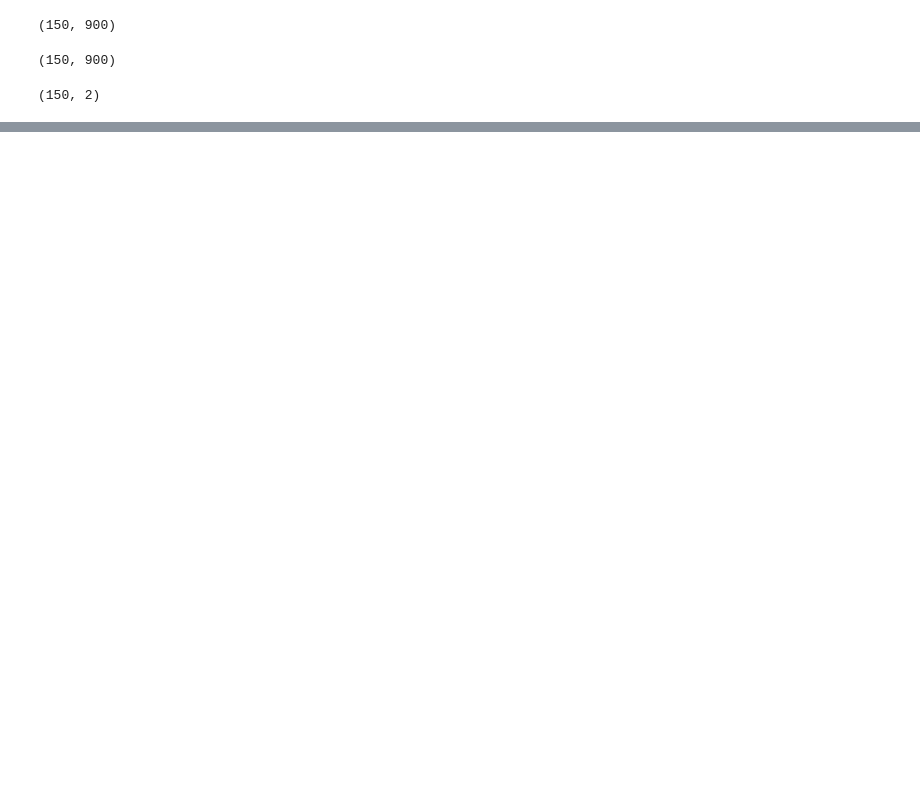
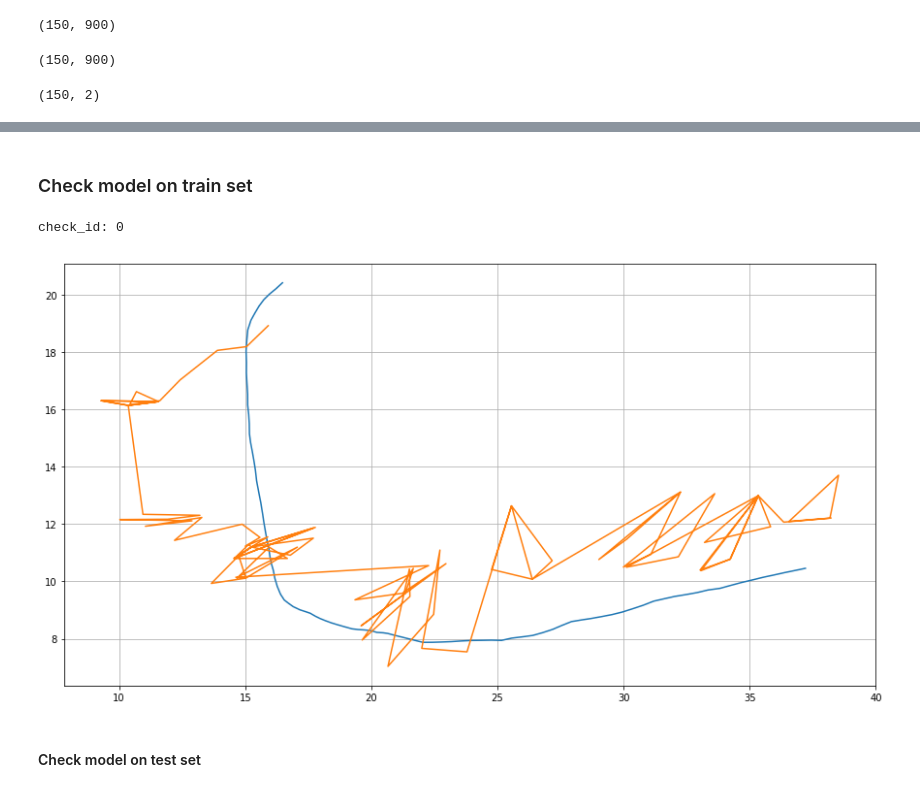
Before and after one commit to samshipengs/Coordinated-Multi-Agent-Imitation-Learning, a Jupyter notebook: code/ImitationLearningHorizon.ipynb, the cells around one changed output, grey strips where cells are left out. Drawn from its saved outputs; the diff is of its cells as text; code cells hidden in the pictures; blank space fills up the shorter version.

Commit message:
Done training a single model and created a temporary video displaying the result. Performance is unstable and player makes sharp turns.

```diff
--- a/code/ImitationLearningHorizon.ipynb
+++ b/code/ImitationLearningHorizon.ipynb
@@ -251,3 +170,8 @@ game_target[0].shape
+# %%
+p = 0.8 # train percentage
+divider = int(len(single_game)*p)
+train_game, test_game = single_game[:divider], single_game[divider:]
+train_target, test_target = game_target[:divider], game_target[divider:]
 # %%
 # single_game[0]
 # seq_len = 10
@@ -356,0 +283,30 @@ InvalidArgumentError: TensorArray TensorArray_7: Could not read from TensorArray
+# %% [markdown]
+### Check model on train set
+# %%
+check_seq_len = 3
+check_ind = np.random.randint(0, len(train_game)-1)
+check_ind = 0
+print('check_id:', check_ind)
+input_x = copy.deepcopy(get_sequences(train_game[check_ind], check_seq_len, dimx))
+output_y = copy.deepcopy(get_sequences(train_target[check_ind], check_seq_len, dimy))
+pred = []
+y_train = []
+order_x = []
+for batch in iterate_minibatches(input_x, output_y, batch_size, shuffle=False):
+    input_xi, output_yi = batch
+    p = sess.run([output], feed_dict={X: input_xi, h:check_seq_len})#, Y: train_yi, h:2})
+    pred.append(p)
+    order_x.append(input_xi)
+    y_train.append(output_yi)
+pred_train = np.array(pred).reshape(-1,2)
+y_train = np.array(y_train).reshape(-1,2)
+# %% [output]
+check_id: 0
+# %%
+plt.figure(figsize=(15,8))
+plt.plot(y_train[:,0], y_train[:,1], pred_train[:, 0], pred_train[:, 1])
+plt.grid(True)
+# %% [output]
+[figure, added]
+# %% [markdown]
+#### Check model on test set
```
Also changed, not shown: parts of 20 cells of this notebook, 3 other files.
